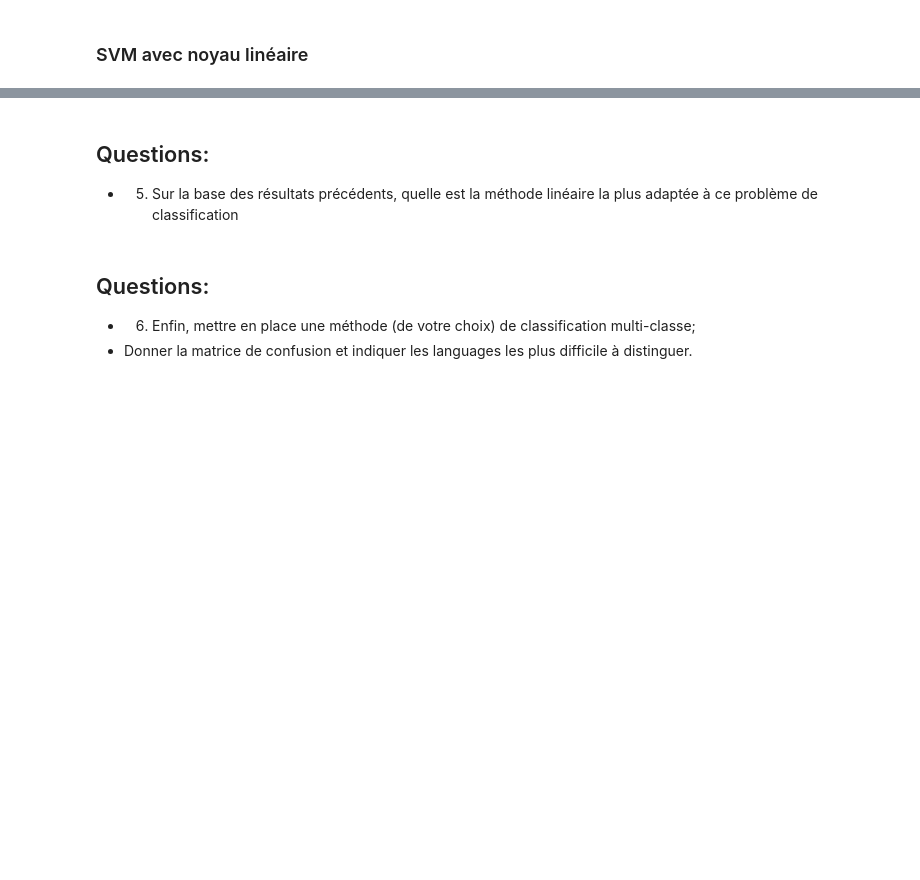
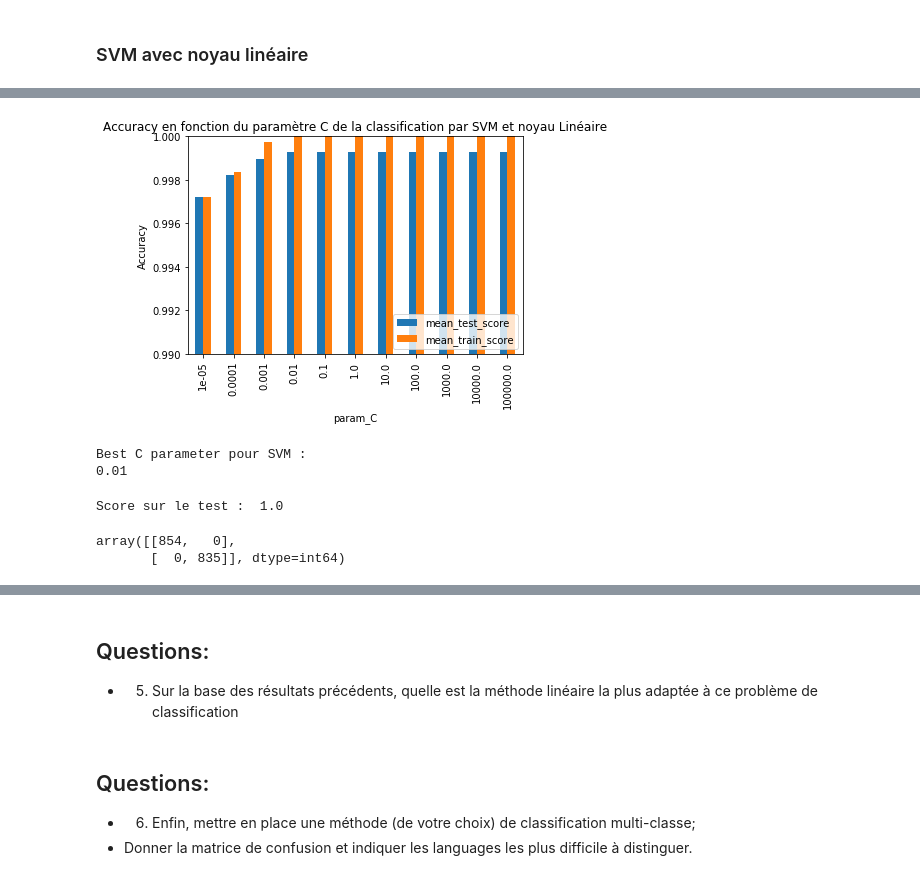
Before and after one commit to anthonymoisan/ClassificationLanguage, a Jupyter notebook: src/Projet_AnalyseLinguistique_AnthonyMoisan.ipynb, the cells around one changed output, grey strips where cells are left out. Drawn from its saved outputs; the diff is of its cells as text; code cells hidden in the pictures; blank space fills up the shorter version.

```diff
--- a/src/Projet_AnalyseLinguistique_AnthonyMoisan.ipynb
+++ b/src/Projet_AnalyseLinguistique_AnthonyMoisan.ipynb
@@ -476,0 +476,7 @@ Numbre de features utilisées : 0
+# %%
+best_score = 1000
+for regul,score in scores_lasso.items():
+    if(score < best_score):
+        best_score = score
+        best_param = regul
+print("Best Alpha parameter pour Lasso : " + str(best_param))
@@ -476,0 +485,5 @@ Numbre de features utilisées : 0
+# %%
+clfBestLasso = Lasso(alpha=best_param)
+clfBestLasso.fit(X_Train,y_Train)
+y_TestPredicted = clfBestLasso.predict(X_Test)
+print("Nmobre de features utilisées avec le meilleur paramétrage : {}".format(np.sum(clfBestLasso.coef_ != 0)))
@@ -489,0 +512,12 @@ Numbre de features utilisées : 0
+# %%
+from sklearn.svm import SVC
+# grille de valeurs
+params = {"C": np.logspace(-5,5,11) }
+gridSearch_LinearSVM_CV = GridSearchCV(
+    estimator = SVC(kernel='linear'),
+    param_grid= params,
+    scoring="accuracy",
+    cv=5,
+    n_jobs=-1,
+    return_train_score=True)
+gridSearch_LinearSVM_CV.fit(X_Train,y_Train)
@@ -489,0 +536,27 @@ Numbre de features utilisées : 0
+# %%
+df_LinearSVM_CV_results = pd.DataFrame(gridSearch_LinearSVM_CV.cv_results_)
+df_LinearSVM_CV_results.set_index(["param_C"])[["mean_test_score",
+                                      "mean_train_score"]].plot(
+                                          kind="bar", ylim=(0.99, 1))
+plt.ylabel("Accuracy")
+plt.title("Accuracy en fonction du paramètre C de la classification par SVM et noyau Linéaire")
+plt.legend(loc="lower right")
+plt.show()
+# %% [output]
+[figure, added]
+# %%
+print("Best C parameter pour SVM : ")
+print(gridSearch_LinearSVM_CV.best_params_["C"])
+# %% [output]
+Best C parameter pour SVM :
+0.01
+# %%
+print("Score sur le test : ", gridSearch_LinearSVM_CV.score(X_Test,y_Test))
+# %% [output]
+Score sur le test :  1.0
+# %%
+y_TestPredicted = gridSearch_LinearSVM_CV.predict(X_Test)
+confusion_matrix(y_Test, y_TestPredicted)
+# %% [output]
+array([[854,   0],
+       [  0, 835]], dtype=int64)
```
Also changed, not shown: parts of 87 cells of this notebook.
